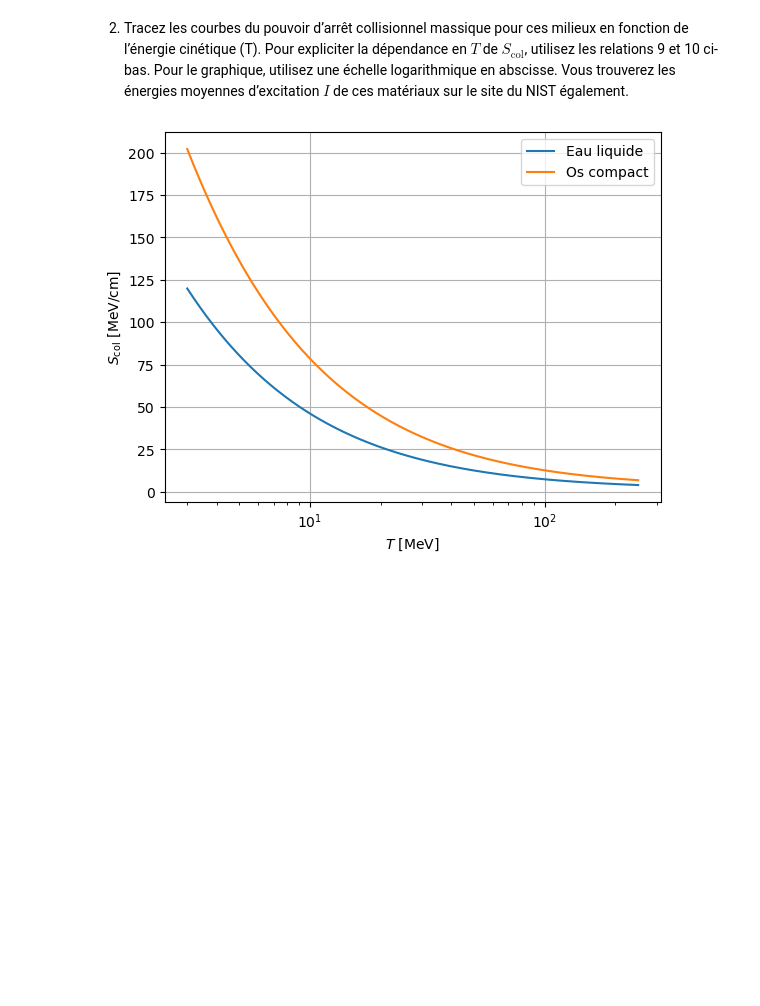
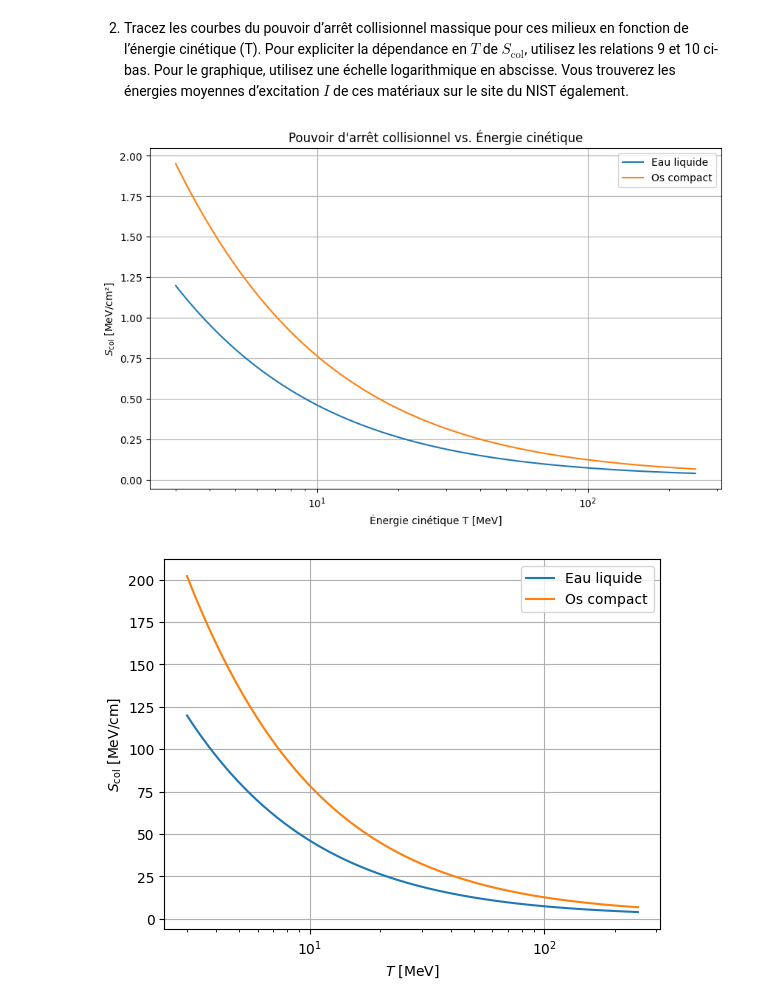
Before and after one commit to Antetokounpo/PhysNum-TP, a Jupyter notebook: tp1.ipynb, the cells around one changed output. Cells and saved outputs as stored; diff of their text form; code cells hidden in the pictures; blank space fills up the shorter version.

```diff
--- a/tp1.ipynb
+++ b/tp1.ipynb
@@ -32,6 +32,69 @@ Os compact : 5.905836255954328e+29 m^-3
 l’énergie cinétique (T). Pour expliciter la dépendance en $T$ de $S_{\text{col}}$, utilisez les relations 9 et
 10 ci-bas. Pour le graphique, utilisez une échelle logarithmique en abscisse. Vous trouverez les
 énergies moyennes d’excitation $I$ de ces matériaux sur le site du NIST également.
+# %%
+import numpy as np
+import matplotlib.pyplot as plt
+
+# Constantes physiques en SI
+r_e = 2.8179403227e-15  # m
+m_e = 9.1093837139e-31  # kg
+m_p = 1.67262192595e-27  # kg
+c = 3e8  # m/s
+J_in_eV = 1.602176634e-19  # J/eV
+
+def gamma(T):
+    """Facteur relativiste γ"""
+    return T / (m_p*c**2) + 1
+
+def beta_squared(T):
+    """β² calculé directement"""
+    g = gamma(T)
+    return (g**2 - 1) / g**2
+
+def T_e_max(T):
+    """Énergie maximale transférable en J"""
+    g = gamma(T)
+    return 2 * m_e * c**2 * (g**2 - 1) / (1 + 2 * g * m_e/m_p + (m_e/m_p)**2)
+
+def S_col(T, n_e, I):
+    """Pouvoir d'arrêt collisionnel en J/m²"""
+    b2 = beta_squared(T)
+    g = gamma(T)
+
+    term1 = 2*np.pi * r_e**2 * m_e * c**2 * n_e / b2
+    term2 = np.log(2 * m_e * c**2 * b2 * g**2 * T_e_max(T) / I**2)
+    term3 = 2*b2
+
+    return term1 * (term2 - term3)
+
+# Paramètres physiques
+n_e_water = 3.343e29  # électrons/m³
+n_e_bone = 5.906e29   # électrons/m³
+I_water = 75 * J_in_eV  # J
+I_bone = 106.4 * J_in_eV  # J
+
+# Points d'énergie
+T_MeV = np.linspace(3, 250, 10000)  # MeV
+T_J = T_MeV * 1e6 * J_in_eV  # Conversion en Joules
+
+# Calcul du pouvoir d'arrêt
+S_water = S_col(T_J, n_e_water, I_water) / J_in_eV * 1e-4 / 1e6  # MeV/cm²
+S_bone = S_col(T_J, n_e_bone, I_bone) / J_in_eV * 1e-4 / 1e6    # MeV/cm²
+
+# Visualisation
+plt.figure(figsize=(10, 6))
+plt.plot(T_MeV, S_water, label="Eau liquide")
+plt.plot(T_MeV, S_bone, label="Os compact")
+plt.xscale("log")
+plt.xlabel("Énergie cinétique T [MeV]")
+plt.ylabel("$S_{\\text{col}}$ [MeV/cm²]")
+plt.title("Pouvoir d'arrêt collisionnel vs. Énergie cinétique")
+plt.legend()
+plt.grid(True)
+plt.show()
+# %% [output]
+[figure, added]
 # %%
 import matplotlib.pyplot as plt
 import numpy as np
```
Also changed, not shown: parts of 3 cells of this notebook.
